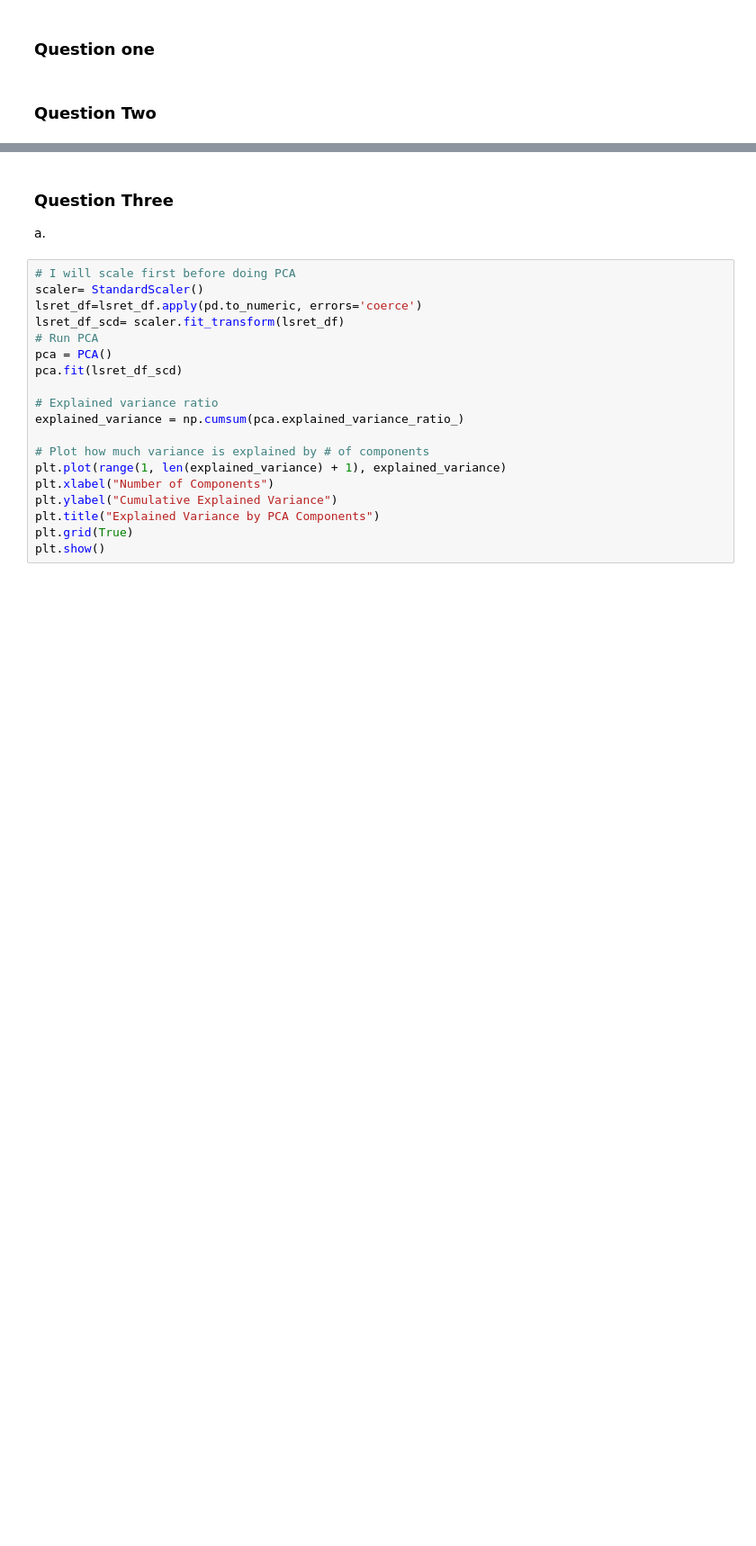
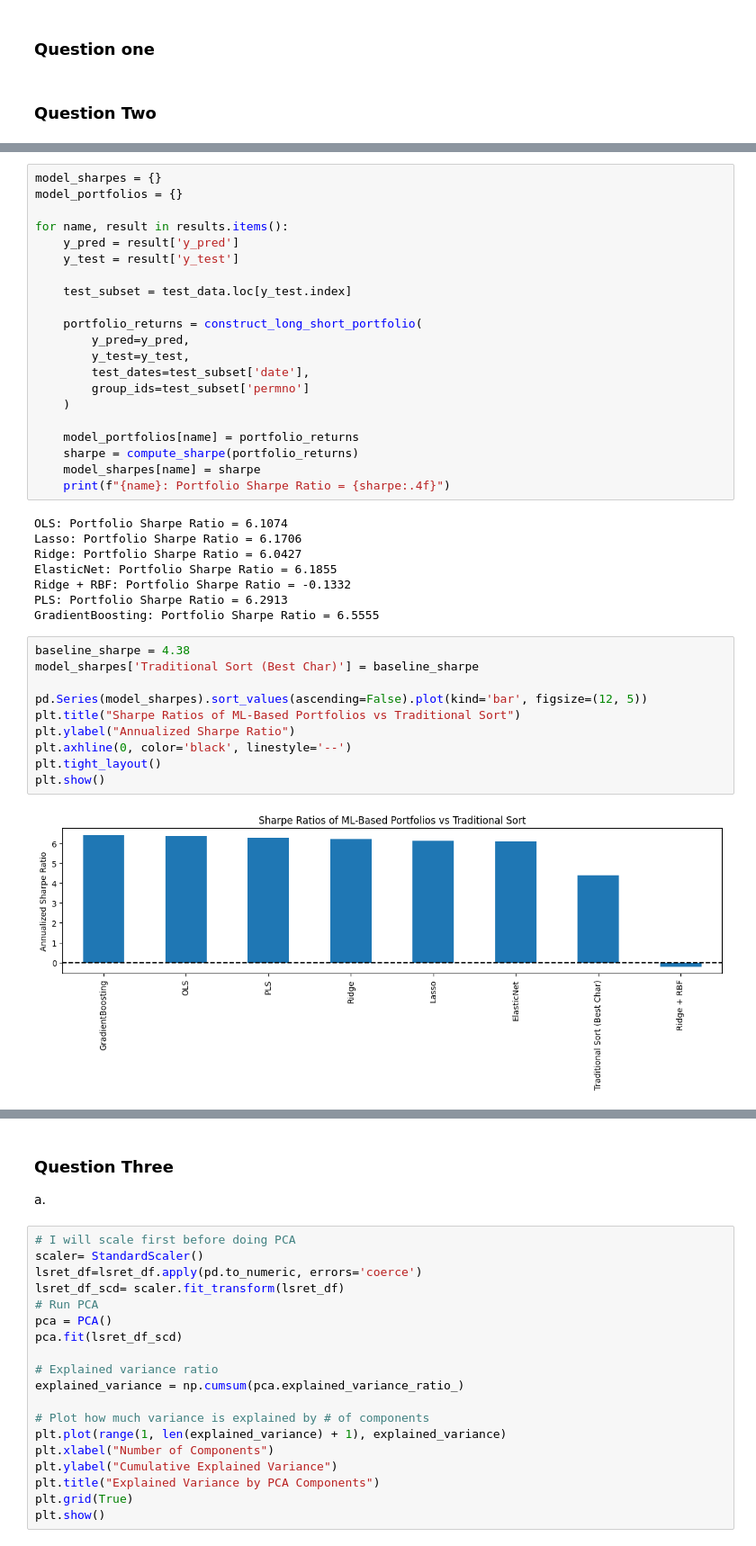
Before and after one commit to Summer99D/MLF_HW1, a Jupyter notebook: HW.ipynb, the cells around one changed output, grey strips where cells are left out. Shown at 90% size. Saved outputs shown, nothing was run; the diff lists cells and outputs as text; blank space fills up the shorter version.

```diff
--- a/HW.ipynb
+++ b/HW.ipynb
@@ -66,0 +396,41 @@ lsret_df=lsret_df.fillna(lsret_df.mean())
+# %%
+model_sharpes = {}
+model_portfolios = {}
+
+for name, result in results.items():
+    y_pred = result['y_pred']
+    y_test = result['y_test']
+
+    test_subset = test_data.loc[y_test.index]
+
+    portfolio_returns = construct_long_short_portfolio(
+        y_pred=y_pred,
+        y_test=y_test,
+        test_dates=test_subset['date'],
+        group_ids=test_subset['permno']
+    )
+
+    model_portfolios[name] = portfolio_returns
+    sharpe = compute_sharpe(portfolio_returns)
+    model_sharpes[name] = sharpe
+    print(f"{name}: Portfolio Sharpe Ratio = {sharpe:.4f}")
+# %% [output]
+OLS: Portfolio Sharpe Ratio = 6.1074
+Lasso: Portfolio Sharpe Ratio = 6.1706
+Ridge: Portfolio Sharpe Ratio = 6.0427
+ElasticNet: Portfolio Sharpe Ratio = 6.1855
+Ridge + RBF: Portfolio Sharpe Ratio = -0.1332
+PLS: Portfolio Sharpe Ratio = 6.2913
+GradientBoosting: Portfolio Sharpe Ratio = 6.5555
+# %%
+baseline_sharpe = 4.38
+model_sharpes['Traditional Sort (Best Char)'] = baseline_sharpe
+
+pd.Series(model_sharpes).sort_values(ascending=False).plot(kind='bar', figsize=(12, 5))
+plt.title("Sharpe Ratios of ML-Based Portfolios vs Traditional Sort")
+plt.ylabel("Annualized Sharpe Ratio")
+plt.axhline(0, color='black', linestyle='--')
+plt.tight_layout()
+plt.show()
+# %% [output]
+[figure, added]
```
Also changed, not shown: parts of 54 cells of this notebook, 1 other file.
